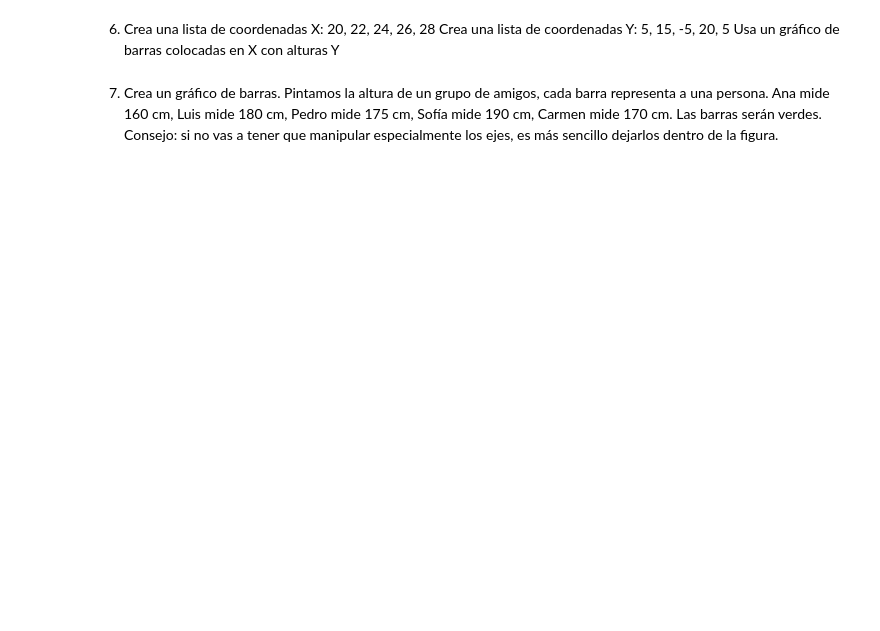
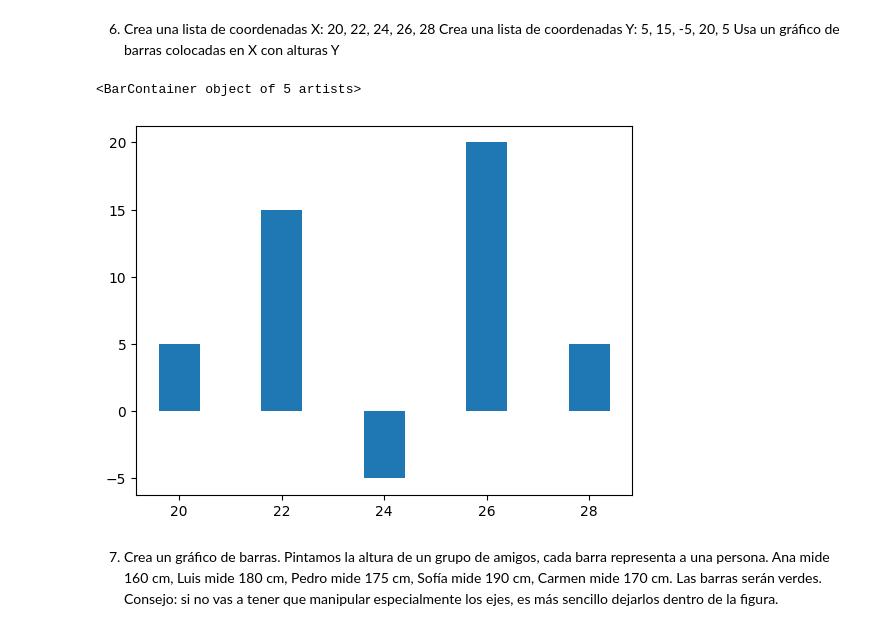
Before and after one commit to MNievas12/2411_dsft_thebridge, a Jupyter notebook: 2-Data-Analysis/4-Visualización/1-Matplotlib/ejercicios/ejercicios_Matplotlib.ipynb, the cells around one changed output. Drawn from its saved outputs; the diff is of its cells as text; code cells hidden in the pictures; blank space fills up the shorter version.

```diff
--- a/2-Data-Analysis/4-Visualización/1-Matplotlib/ejercicios/ejercicios_Matplotlib.ipynb
+++ b/2-Data-Analysis/4-Visualización/1-Matplotlib/ejercicios/ejercicios_Matplotlib.ipynb
@@ -75,6 +142,14 @@ ax[1].plot(x, y2)
 6. Crea una lista de coordenadas X: 20, 22, 24, 26, 28
 Crea una lista de coordenadas Y: 5, 15, -5, 20, 5
 Usa un gráfico de barras colocadas en X con alturas Y
+# %%
+x = [20, 22, 24, 26, 28]
+y = [5, 15, -5, 20, 5]
+
+plt.bar(x, y)
+# %% [output]
+<BarContainer object of 5 artists>
+[figure, added]
 # %% [markdown]
 7. Crea un gráfico de barras. Pintamos la altura de un grupo de amigos, cada barra representa a una persona. Ana mide 160 cm, Luis mide 180 cm, Pedro mide 175 cm, Sofía mide 190 cm, Carmen mide 170 cm. Las barras serán verdes.
 Consejo: si no vas a tener que manipular especialmente los ejes, es más sencillo dejarlos dentro de la figura.
```
Also changed, not shown: parts of 12 cells of this notebook.
